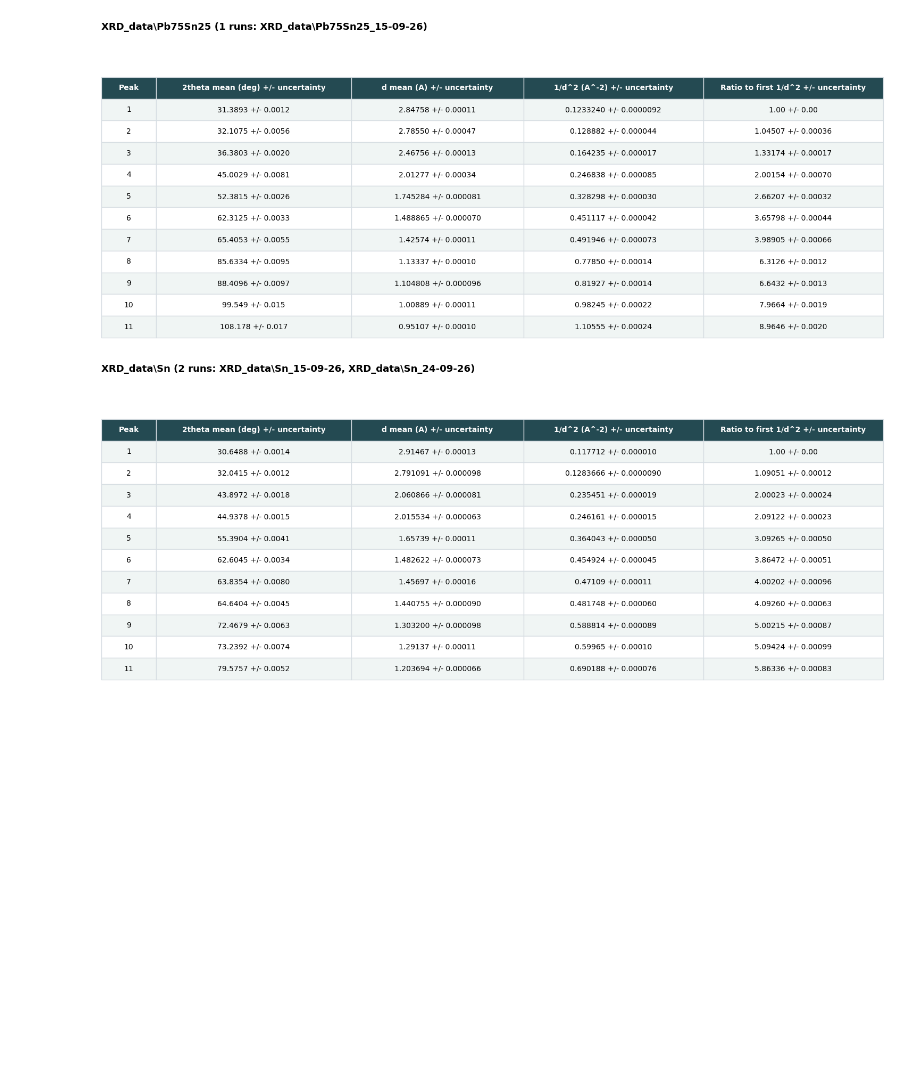
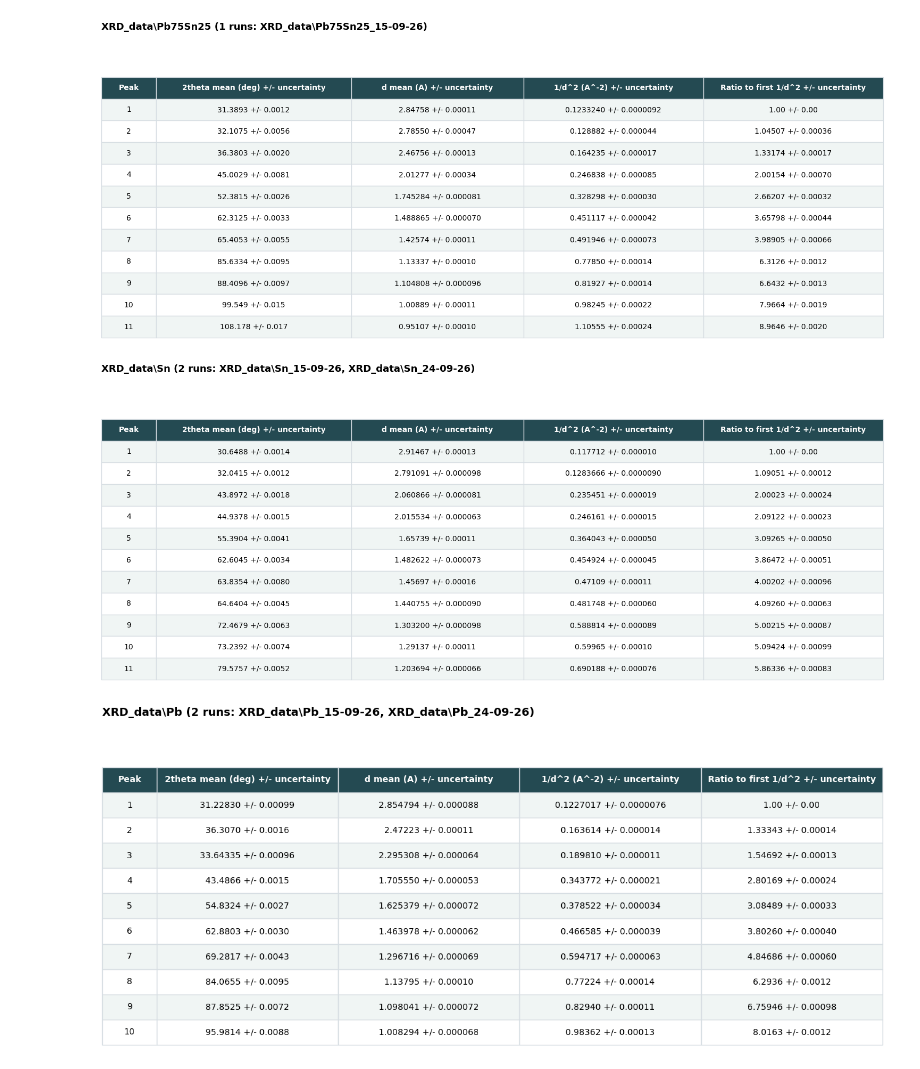
Before and after one commit to olexshoox/XRAY_LAB, a Jupyter notebook: code3.ipynb, the cells around one changed output. Cells and saved outputs as stored; diff of their text form; code cells hidden in the pictures; blank space fills up the shorter version.

```diff
--- a/code3.ipynb
+++ b/code3.ipynb
@@ -635,3 +635,86 @@ for sample_name, run_names in sorted(runs_by_sample.items()):
 [figure]
 [figure]
 [figure]
+# %%
+# Work with one sample at a time. Change this to another sample name if needed.
+SAMPLE_NAME = "Pb"
+
+sample_key = SAMPLE_NAME if SAMPLE_NAME in average_results else None
+if sample_key is None:
+    sample_matches = [
+        name for name in average_results
+        if name.replace("\\", "/").rstrip("/").split("/")[-1] == SAMPLE_NAME
+    ]
+    if len(sample_matches) != 1:
+        available = ", ".join(sorted(average_results))
+        if not sample_matches:
+            raise KeyError(f"No sample named {SAMPLE_NAME!r}. Available: {available}")
+        raise ValueError(
+            f"{SAMPLE_NAME!r} matches multiple samples: {sample_matches}. "
+            "Set SAMPLE_NAME to the full sample key."
+        )
+    sample_key = sample_matches[0]
+
+sample = average_results[sample_key]
+peak_count = len(sample["two_theta"])
+
+# Add custom columns here; each needs one value per peak.
+extra_columns = {}
+# Example: extra_columns["d rounded (A)"] = np.round(sample["d"], 3)
+for column_name, values in extra_columns.items():
+    if len(values) != peak_count:
+        raise ValueError(
+            f"Column {column_name!r} has {len(values)} values; expected {peak_count}."
+        )
+
+metrics = [
+    ("2theta mean (deg) +/- uncertainty", "two_theta", "two_theta_uncertainty"),
+    ("d mean (A) +/- uncertainty", "d", "d_uncertainty"),
+    ("1/d^2 (A^-2) +/- uncertainty", "inverse_d_squared", "inverse_d_squared_uncertainty"),
+    ("Ratio to first 1/d^2 +/- uncertainty", "ratio_to_first", "ratio_to_first_uncertainty"),
+]
+sample_columns = [("Peak", [str(i + 1) for i in range(peak_count)])]
+for label, value_key, error_key in metrics:
+    sample_columns.append((
+        label,
+        [
+            format_value_uncertainty(value, error)
+            for value, error in zip(sample[value_key], sample[error_key])
+        ],
+    ))
+sample_columns.extend(extra_columns.items())
+
+column_labels = [label for label, _ in sample_columns]
+table_rows = [
+    [str(values[row]) for _, values in sample_columns]
+    for row in range(peak_count)
+]
+fig, ax = plt.subplots(
+    figsize=(max(13, 2.6 * len(column_labels)), max(2.5, 0.42 * peak_count + 1.6))
+)
+ax.axis("off")
+ax.set_title(
+    f"{sample_key} ({len(sample['runs'])} runs: {', '.join(sample['runs'])})",
+    loc="left", fontsize=13, fontweight="bold", pad=16,
+)
+column_widths = [0.07] + [0.93 / (len(column_labels) - 1)] * (len(column_labels) - 1)
+table = ax.table(
+    cellText=table_rows,
+    colLabels=column_labels,
+    colWidths=column_widths,
+    cellLoc="center",
+    bbox=[0, 0, 1, 0.88],
+)
+table.auto_set_font_size(False)
+table.set_fontsize(10)
+for (row, column), cell in table.get_celld().items():
+    cell.set_edgecolor("#D7DEE3")
+    if row == 0:
+        cell.set_facecolor("#244A52")
+        cell.set_text_props(color="white", weight="bold")
+    else:
+        cell.set_facecolor("#F0F5F4" if row % 2 else "white")
+fig.tight_layout()
+plt.show()
+# %% [output]
+[figure, added]
```
